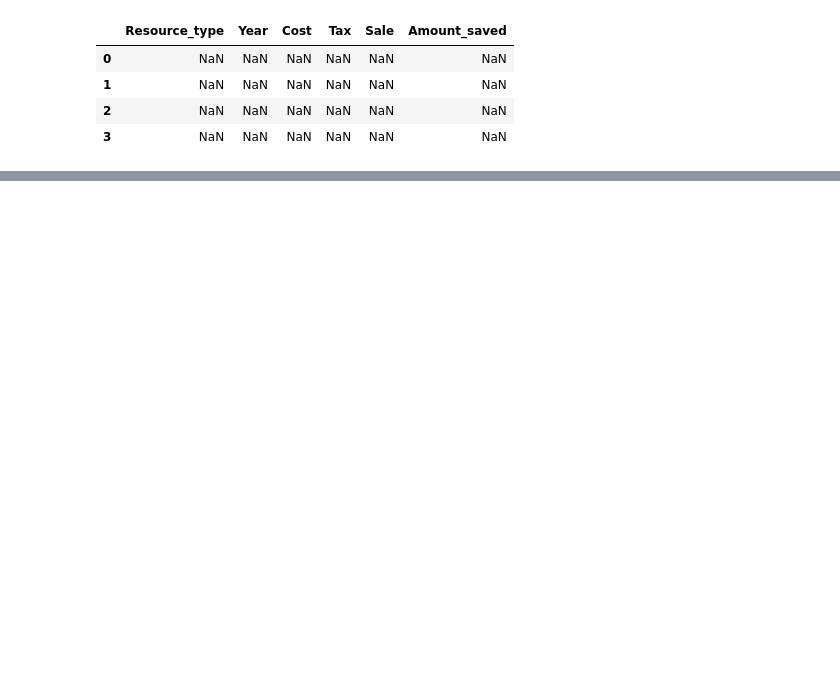
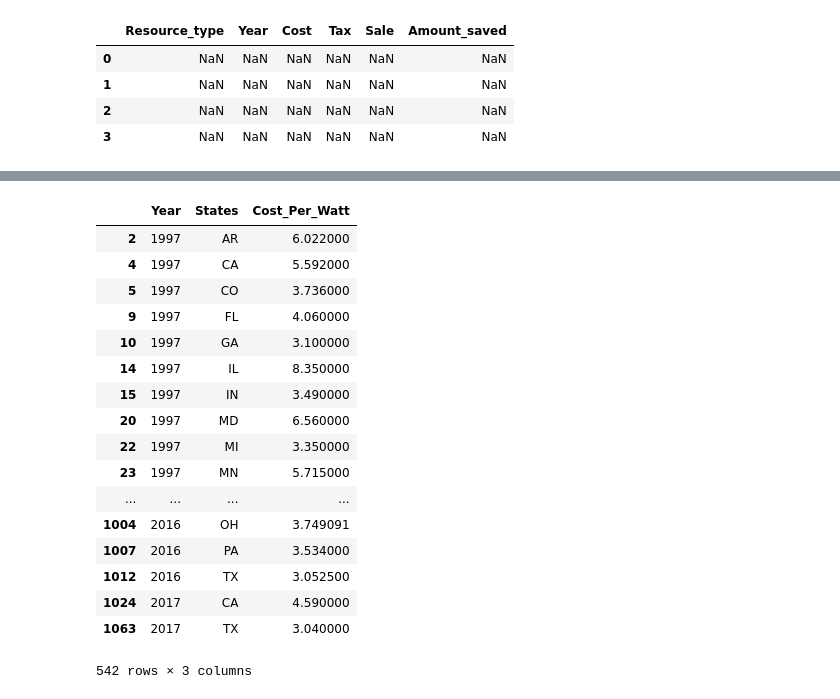
Before and after one commit to tydpan/EASE-Project, a Jupyter notebook: Arranged_Data/Regression.ipynb, the cells around one changed output, grey strips where cells are left out. Cells and saved outputs as stored; diff of their text form; code cells hidden in the pictures; blank space fills up the shorter version.

```diff
--- a/Arranged_Data/Regression.ipynb
+++ b/Arranged_Data/Regression.ipynb
@@ -54,0 +123,22 @@ plt.show()
+# %%
+cost_avg.dropna(inplace=True)
+cost_avg
+# %% [output]
+|  | Year | States | Cost_Per_Watt |
+| 2 | 1997 | AR | 6.022000 |
+| 4 | 1997 | CA | 5.592000 |
+| 5 | 1997 | CO | 3.736000 |
+| 9 | 1997 | FL | 4.060000 |
+| 10 | 1997 | GA | 3.100000 |
+| 14 | 1997 | IL | 8.350000 |
+| 15 | 1997 | IN | 3.490000 |
+| 20 | 1997 | MD | 6.560000 |
+| 22 | 1997 | MI | 3.350000 |
+| 23 | 1997 | MN | 5.715000 |
+| ... | ... | ... | ... |
+| 1004 | 2016 | OH | 3.749091 |
+| 1007 | 2016 | PA | 3.534000 |
+| 1012 | 2016 | TX | 3.052500 |
+| 1024 | 2017 | CA | 4.590000 |
+| 1063 | 2017 | TX | 3.040000 |
+542 rows × 3 columns
```
Also changed, not shown: parts of 6 cells of this notebook.
